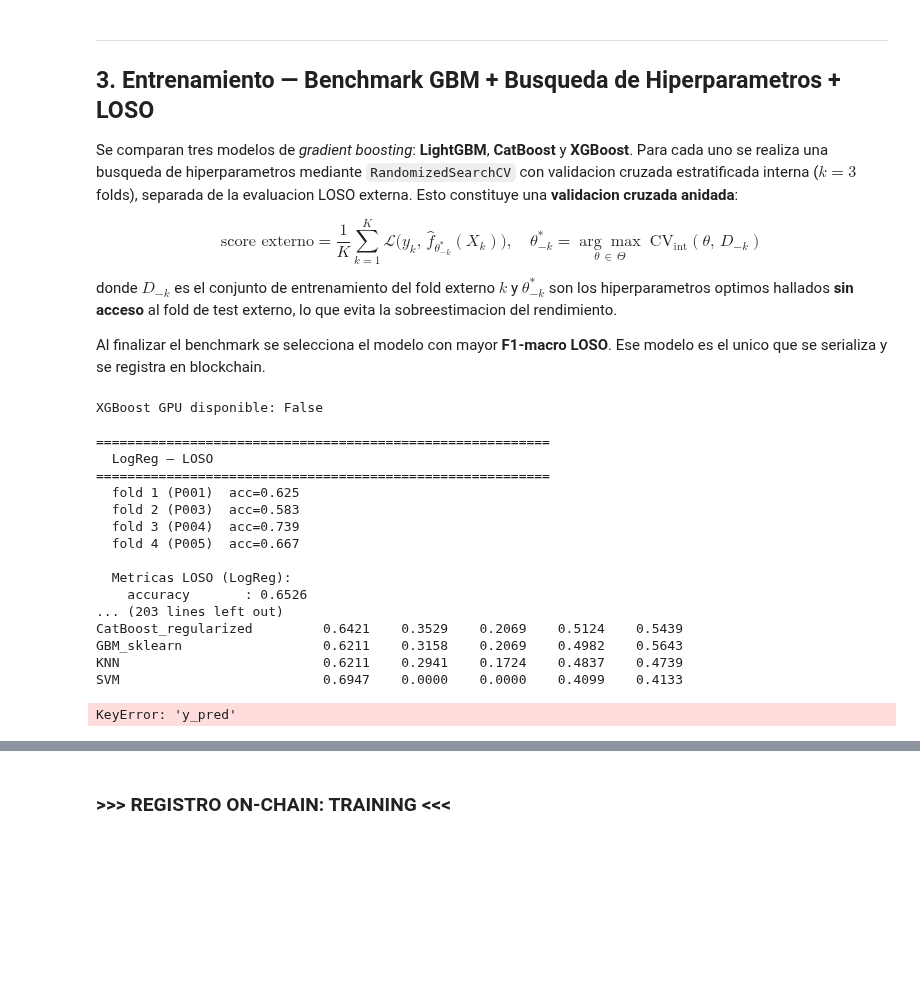
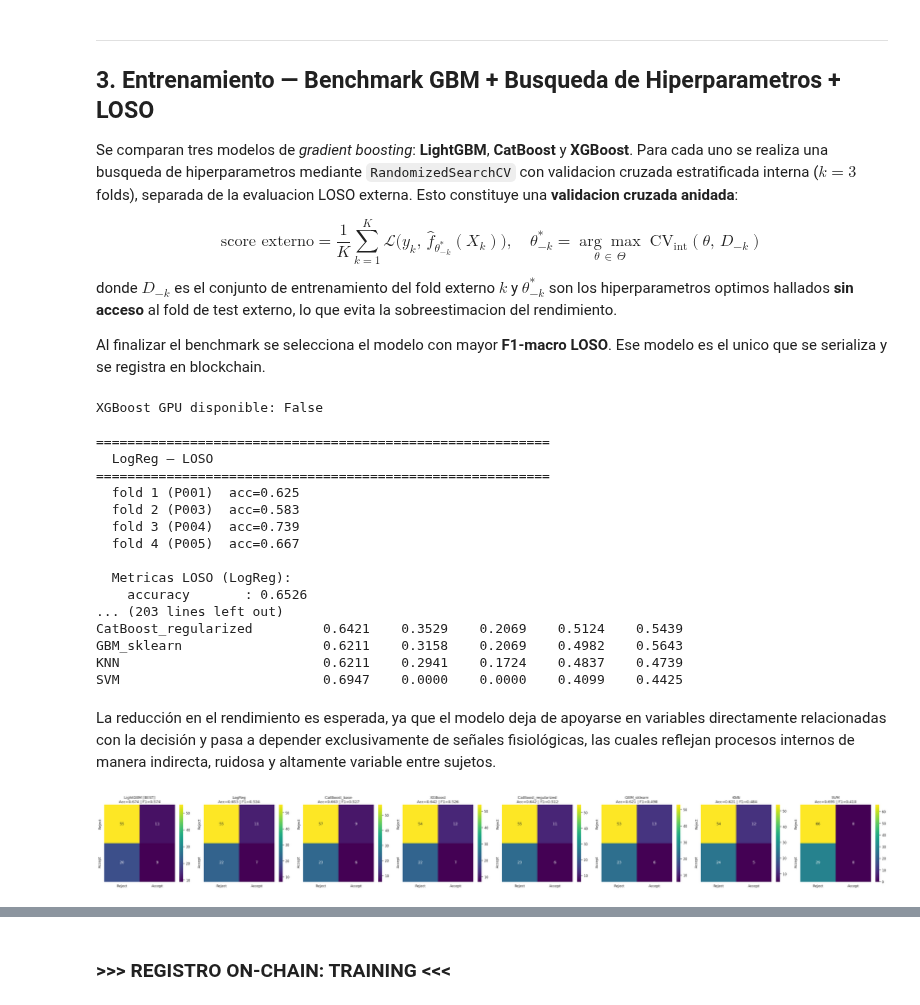
Before and after one commit to Jabonsote/CDSI-2026, a Jupyter notebook: p4/JRG_Practica_XAI_Blockchain_GBM.ipynb, the cells around one changed output, grey strips where cells are left out. Cells and saved outputs as stored; diff of their text form; code cells hidden in the pictures; blank space fills up the shorter version.

```diff
--- a/p4/JRG_Practica_XAI_Blockchain_GBM.ipynb
+++ b/p4/JRG_Practica_XAI_Blockchain_GBM.ipynb
@@ -1186,11 +1188,6 @@ de test externo, lo que evita la sobreestimacion del rendimiento.
 Al finalizar el benchmark se selecciona el modelo con mayor **F1-macro LOSO**.
 Ese modelo es el unico que se serializa y se registra en blockchain.
 # %%
-# ================================================================
-# BENCHMARK MULTI-MODELO (rapido, sin RandomSearch)
-# LOSO + comparacion amplia
-# ================================================================
-
 import numpy as np
 import copy
 
@@ -1273,7 +1270,7 @@ def get_models():
     )
 
     # ============================================================
-    # BOOSTING AVANZADO
+    # BOOSTING
     # ============================================================
 
     models['LightGBM'] = LGBMClassifier(
@@ -1381,13 +1378,21 @@ for mname, base_model in MODELS.items():
         'roc_auc'  : _auc,
     }
 
-    benchmark[mname] = {'metrics': m}
+    benchmark[mname] = {
+    'metrics': m,
+    'y_pred': y_pred_cv.copy(),
+    'y_proba': y_proba_cv.copy(),
+    }
 
     print(f'\n  Metricas LOSO ({mname}):')
     for k, v in m.items():
         print(f'    {k:15s}: {v:.4f}' if v is not None else f'    {k:15s}: N/A')
 
     print(f'\n{classification_report(y, y_pred_cv, target_names=["reject","accept"])}')
+    # modelo final entrenado en TODOS los datos
+    final_model = copy.deepcopy(base_model)
+    final_model.fit(X, y)
+    best_estimators[mname] = final_model
 
 
 # ================================================================
@@ -1439,7 +1444,9 @@ XGBoost GPU disponible: False
 CatBoost_regularized         0.6421    0.3529    0.2069    0.5124    0.5439
 GBM_sklearn                  0.6211    0.3158    0.2069    0.4982    0.5643
 KNN                          0.6211    0.2941    0.1724    0.4837    0.4739
-SVM                          0.6947    0.0000    0.0000    0.4099    0.4133
+SVM                          0.6947    0.0000    0.0000    0.4099    0.4425
+# %% [markdown]
+La reducción en el rendimiento es esperada, ya que el modelo deja de apoyarse en variables directamente relacionadas con la decisión y pasa a depender exclusivamente de señales fisiológicas, las cuales reflejan procesos internos de manera indirecta, ruidosa y altamente variable entre sujetos.
 # %%
 # ================================================================
 # MATRICES DE CONFUSION — TODOS LOS MODELOS
@@ -1451,72 +1458,39 @@ from sklearn.metrics import confusion_matrix
 
 model_order = sorted(
     benchmark, key=lambda k: -benchmark[k]['metrics']['f1_macro']
 )
+
 n_models = len(model_order)
 
-# Colormaps por modelo (fallback automático si no está)
-CMAPS = {
-    'LogisticRegression': 'Blues',
-    'SVM': 'Purples',
-    'KNN': 'Greens',
-    'GradientBoosting': 'Oranges',
-    'LightGBM': 'Greens',
-    'CatBoost': 'Blues',
-    'XGBoost': 'Oranges'
-}
-
-# Crear figura dinámica
-fig, axes = plt.subplots(1, n_models, figsize=(5 * n_models, 5))
+fig, axes = plt.subplots(1, n_models, figsize=(5*n_models, 5))
 
 if n_models == 1:
     axes = [axes]
 
 for ax, mn in zip(axes, model_order):
 
-    yp  = benchmark[mn]['y_pred']
-    cm  = confusion_matrix(y, yp)
+    yp = benchmark[mn]['y_pred']
+    cm = confusion_matrix(y, yp)
 
     f1  = benchmark[mn]['metrics']['f1_macro']
     acc = benchmark[mn]['metrics']['accuracy']
 
-    tag = '  [BEST]' if mn == BEST_MODEL_NAME else ''
+    tag = ' [BEST]' if mn == BEST_MODEL_NAME else ''
 
     sns.heatmap(
         cm,
         annot=True,
         fmt='d',
-        cmap=CMAPS.get(mn, 'viridis'),  # fallback robusto
+        cmap='viridis',
         xticklabels=['Reject', 'Accept'],
         yticklabels=['Reject', 'Accept'],
         ax=ax
     )
 
-    ax.set_xlabel('Predicción')
-    ax.set_ylabel('Real')
-
-    ax.set_title(
-        f'{mn}{tag}\nacc={acc:.3f}   F1={f1:.3f}',
-        fontweight='bold'
-    )
-
-# Título global
-plt.suptitle(
-    f'Confusion Matrix — Benchmark completo (LOSO, V2)\n'
-    f'Features: {FEATURE_COLS}',
-    fontsize=11,
-    fontweight='bold',
-    y=1.05
-)
+    ax.set_title(f'{mn}{tag}\nAcc={acc:.3f} | F1={f1:.3f}')
 
 plt.tight_layout()
-
-# Guardado seguro
-out_path = OUTPUT_DIR / 'confusion_matrix_v2_full_benchmark.png'
-plt.savefig(out_path, dpi=150, bbox_inches='tight')
-
 plt.show()
-
-print(f"Figura guardada en: {out_path}")
 # %% [output]
-KeyError: 'y_pred'
+[figure, added]
 # %%
```
Also changed, not shown: parts of 23 cells of this notebook, 1 other file.
